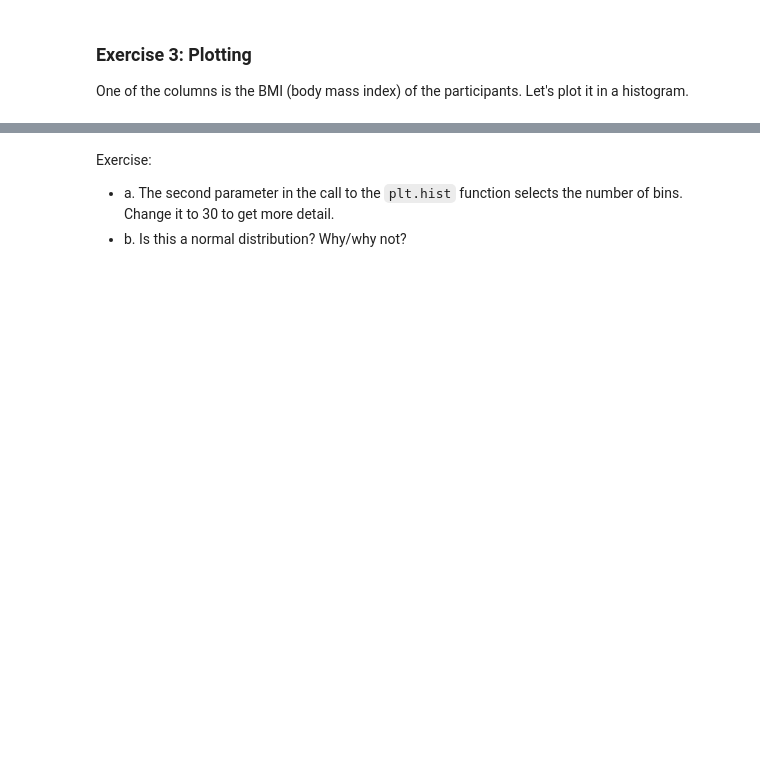
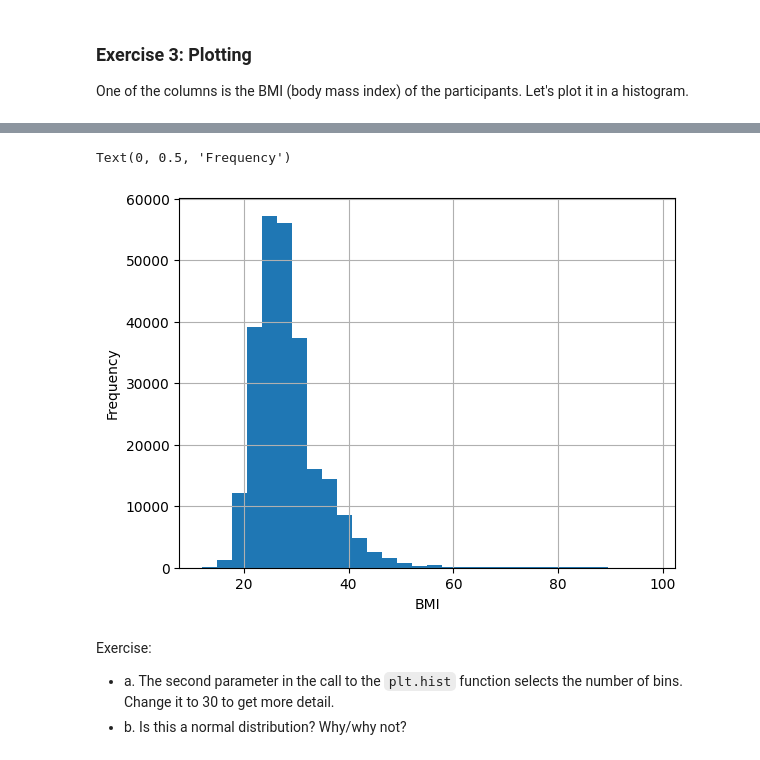
Before and after one commit to Jelly-jelli/AI_Python, a Jupyter notebook: COM4509/COM4509_lab1_(2024_25).ipynb, the cells around one changed output, grey strips where cells are left out. Saved outputs shown, nothing was run; the diff lists cells and outputs as text; code cells hidden in the pictures; blank space fills up the shorter version.

```diff
--- a/COM4509/COM4509_lab1_(2024_25).ipynb
+++ b/COM4509/COM4509_lab1_(2024_25).ipynb
@@ -222,3 +245,15 @@ plt.ylabel('Frequency')
+# %%
+#it can be useful, for data that has both high counts and low, to switch to a log axis.
+#we can do this with the hist method by adding the log=True parameter (Try turning it on / off)
+plt.hist(df['BMI'],30)#,log=True);
+plt.grid()
+plt.xlabel('BMI')
+plt.ylabel('Frequency')
+
+print(' Is this a normal distribution? Why/why not? /n I think its inot normal distribution , its right-skewed has tail extending to the right.  ')
+# %% [output]
+Text(0, 0.5, 'Frequency')
+[figure, added]
 # %% [markdown]
 Exercise:
 
```
Also changed, not shown: parts of 30 cells of this notebook, 2 other files.
